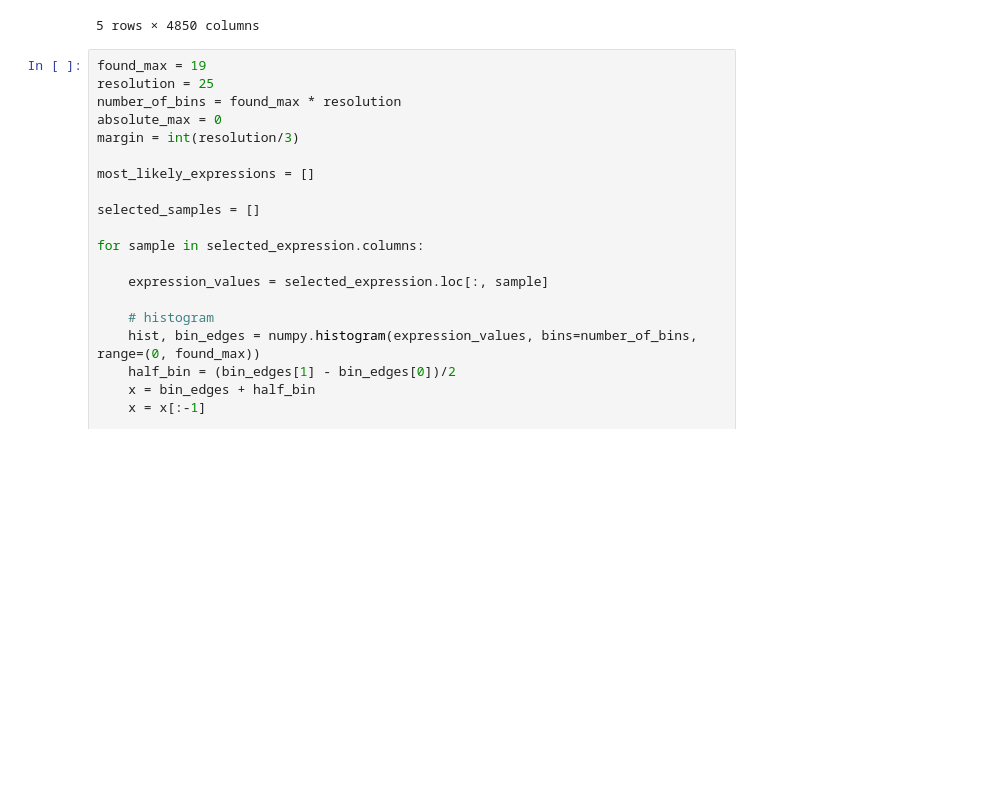
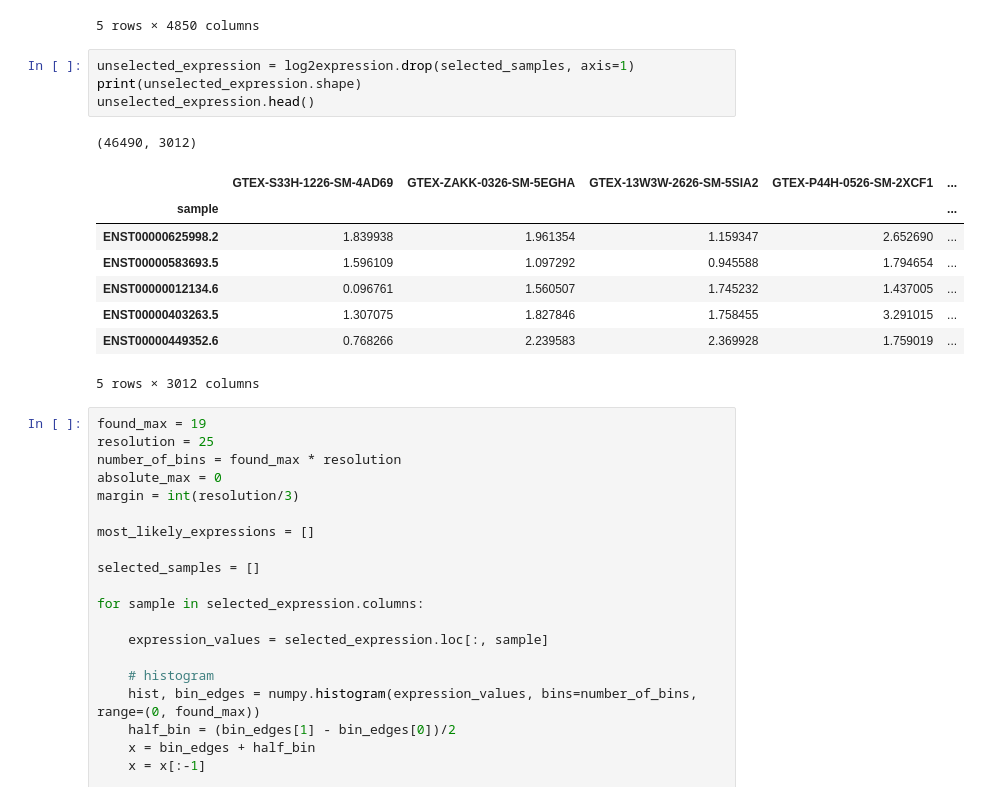
Before and after one commit to adelomana/education, a Jupyter notebook: kevin/cluster finder step 1.ipynb, the cells around one changed output. Drawn from its saved outputs; the diff is of its cells as text; blank space fills up the shorter version.

```diff
--- a/kevin/cluster finder step 1.ipynb
+++ b/kevin/cluster finder step 1.ipynb
@@ -190,6 +190,20 @@ selected_expression.head()
 | ENST00000403263.5 | 2.737514 | 2.433423 | 2.221165 | 2.084570 | ... |
 | ENST00000449352.6 | 1.695411 | 2.800497 | 2.215746 | 2.359610 | ... |
 5 rows × 4850 columns
+# %%
+unselected_expression = log2expression.drop(selected_samples, axis=1)
+print(unselected_expression.shape)
+unselected_expression.head()
+# %% [output]
+(46490, 3012)
+|  | GTEX-S33H-1226-SM-4AD69 | GTEX-ZAKK-0326-SM-5EGHA | GTEX-13W3W-2626-SM-5SIA2 | GTEX-P44H-0526-SM-2XCF1 | ... |
+| sample |  |  |  |  | ... |
+| ENST00000625998.2 | 1.839938 | 1.961354 | 1.159347 | 2.652690 | ... |
+| ENST00000583693.5 | 1.596109 | 1.097292 | 0.945588 | 1.794654 | ... |
+| ENST00000012134.6 | 0.096761 | 1.560507 | 1.745232 | 1.437005 | ... |
+| ENST00000403263.5 | 1.307075 | 1.827846 | 1.758455 | 3.291015 | ... |
+| ENST00000449352.6 | 0.768266 | 2.239583 | 2.369928 | 1.759019 | ... |
+5 rows × 3012 columns
 # %%
 found_max = 19
 resolution = 25
```
Also changed, not shown: parts of 3 cells of this notebook, 1 other file.
